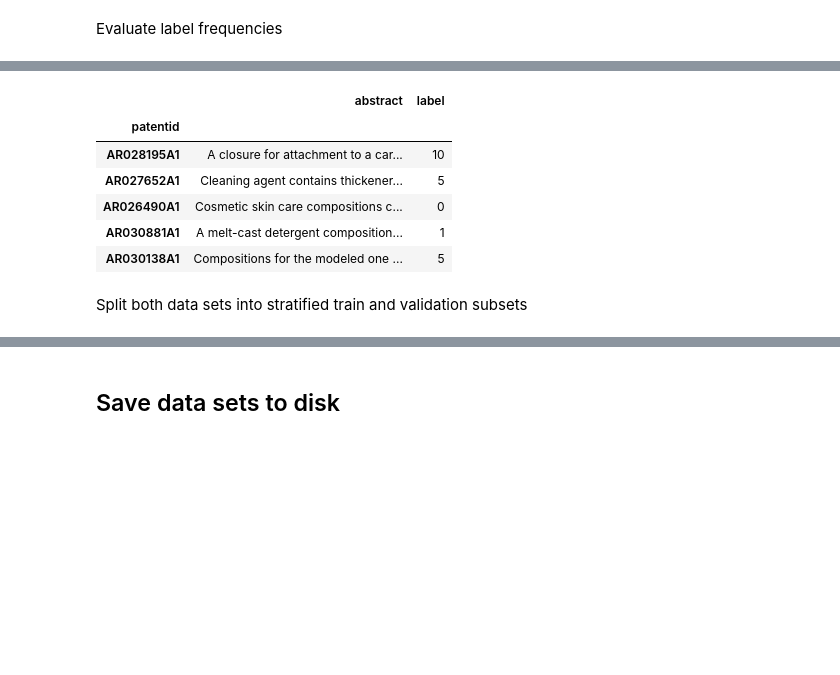
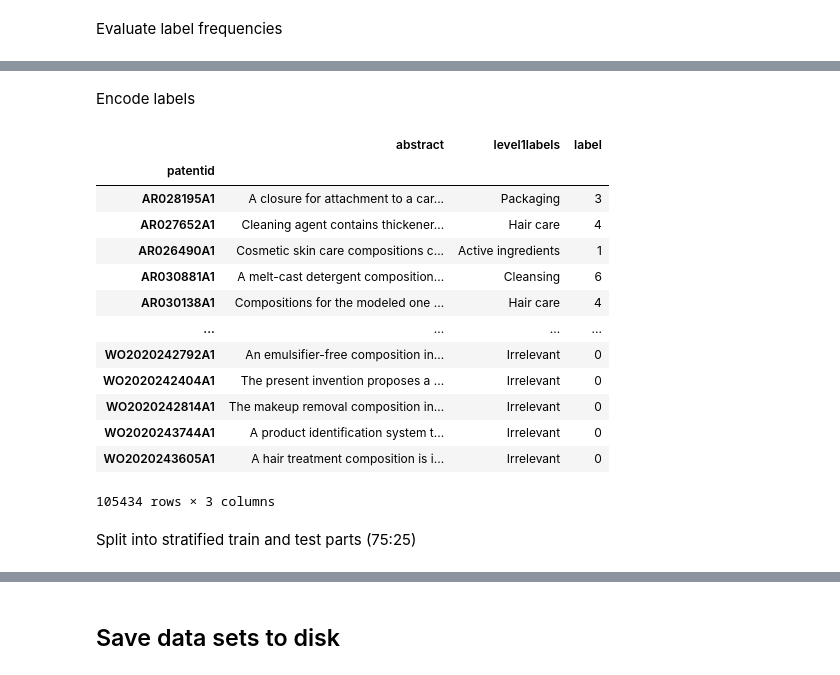
Before and after one commit to cdrc1103/MasterThesis, a Jupyter notebook: Experiments/MultiClass/CreateDataset.ipynb, the cells around one changed output, grey strips where cells are left out. Cells and saved outputs as stored; diff of their text form; code cells hidden in the pictures; blank space fills up the shorter version.

```diff
--- a/Experiments/MultiClass/CreateDataset.ipynb
+++ b/Experiments/MultiClass/CreateDataset.ipynb
@@ -39,0 +43,7 @@ Total number of unique abstracts: 107402
+# %%
+irr_indices = []
+for p, i in zip(un_abstracts.level1labels, un_abstracts.index):
+    if p[0] == "Irrelevant":
+        irr_indices.append(i)
+irr_abstracts = un_abstracts[un_abstracts.index.isin(irr_indices)].copy()
+un_abstracts = un_abstracts[~un_abstracts.index.isin(irr_indices)]
@@ -61,6 +80,8 @@ for i, row in enumerate(n_labels):
     if row == 1:
         index_list.append(un_abstracts.index[i])
 unt_ds = un_abstracts.loc[index_list]
+unt_ds = pd.concat([unt_ds, irr_abstracts], axis=0)
 unt_ds.level1labels = unt_ds.level1labels.apply(lambda x: x[0])
+
 print(f"Number of instances in UNT data set:{len(unt_ds)}")
 # %% [output]
@@ -103,7 +101,9 @@ unique_label
 # %%
 # count the frequency of each class
+unique_label = set(unt_ds.level1labels.unique())
 label_dict = {lbl: 0 for lbl in unique_label}
 for lbl in unt_ds["level1labels"]:
     label_dict[lbl] += 1
-pd.Series(label_dict, index=label_dict.keys()).sort_values(ascending=False)
+unique_label_sorted = pd.Series(label_dict, index=label_dict.keys()).sort_values(ascending=False)
+unique_label_sorted
 # %% [output]
@@ -164,0 +136,3 @@ Encode the labels of the UNT data set to integers
+# %%
+code_mapping = {k: i for i,k in enumerate(unique_label_sorted.keys())}
+code_mapping
@@ -165,16 +159,21 @@ Encode the labels of the UNT data set to integers
+# %% [markdown]
+Encode labels
 # %%
-updated_mapping = dict(mapping)
-updated_mapping["Personalization"] = 16
-updated_mapping["IP7 Beiersdorf"] = 17
 unt_ds_enc = unt_ds.copy()
-unt_ds_enc["label"] = unt_ds_enc.level1labels.apply(lambda x: updated_mapping[x])
-unt_ds_enc = unt_ds_enc.drop("level1labels", axis=1)
-unt_ds_enc.head()
+unt_ds_enc["label"] = unt_ds_enc.level1labels.apply(lambda x: code_mapping[x])
+unt_ds_enc
 # %% [output]
-|  | abstract | label |
-| patentid |  |  |
-| AR028195A1 | A closure for attachment to a car... | 10 |
-| AR027652A1 | Cleaning agent contains thickener... | 5 |
-| AR026490A1 | Cosmetic skin care compositions c... | 0 |
-| AR030881A1 | A melt-cast detergent composition... | 1 |
-| AR030138A1 | Compositions for the modeled one ... | 5 |
+|  | abstract | level1labels | label |
+| patentid |  |  |  |
+| AR028195A1 | A closure for attachment to a car... | Packaging | 3 |
+| AR027652A1 | Cleaning agent contains thickener... | Hair care | 4 |
+| AR026490A1 | Cosmetic skin care compositions c... | Active ingredients | 1 |
+| AR030881A1 | A melt-cast detergent composition... | Cleansing | 6 |
+| AR030138A1 | Compositions for the modeled one ... | Hair care | 4 |
+| ... | ... | ... | ... |
+| WO2020242792A1 | An emulsifier-free composition in... | Irrelevant | 0 |
+| WO2020242404A1 | The present invention proposes a ... | Irrelevant | 0 |
+| WO2020242814A1 | The makeup removal composition in... | Irrelevant | 0 |
+| WO2020243744A1 | A product identification system t... | Irrelevant | 0 |
+| WO2020243605A1 | A hair treatment composition is i... | Irrelevant | 0 |
+105434 rows × 3 columns
@@ -181,3 +182,3 @@ unt_ds_enc.head()
 # %% [markdown]
-Split both data sets into stratified train and validation subsets
+Split into stratified train and test parts (75:25)
 # %%
```
Also changed, not shown: parts of 34 cells of this notebook, 4 other files.
